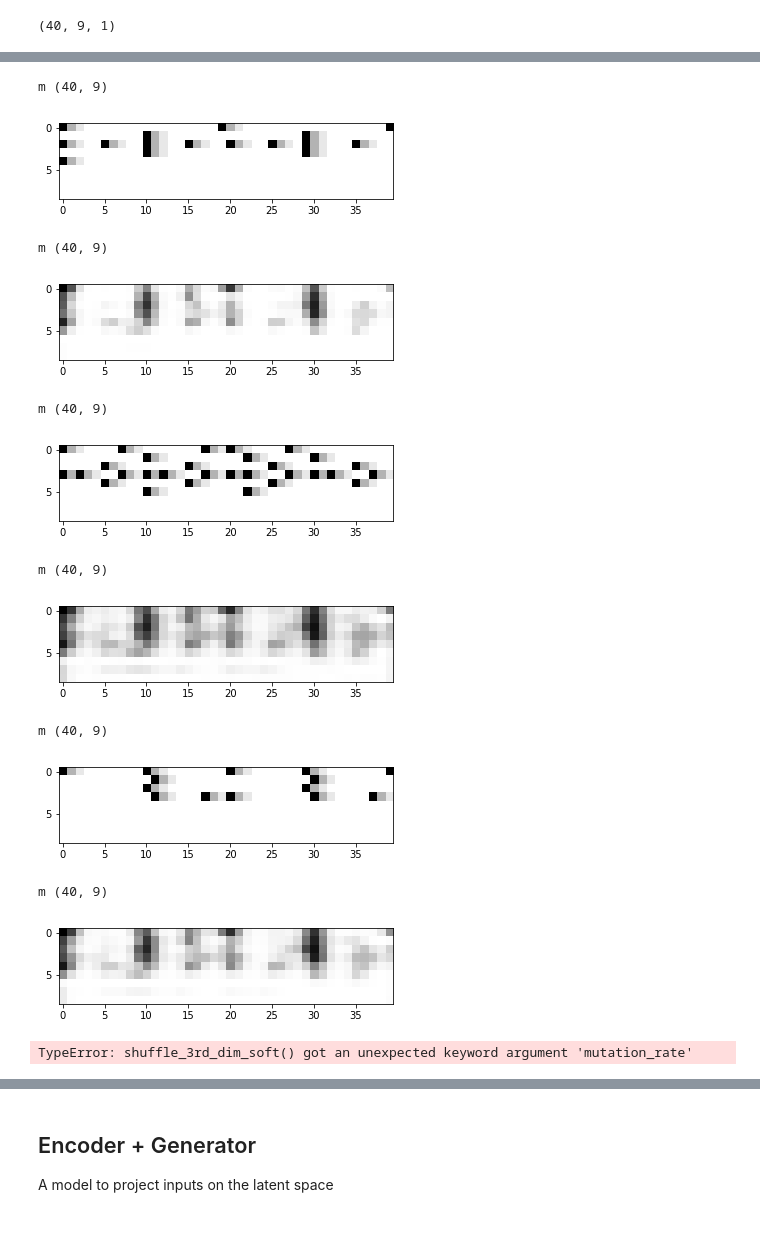
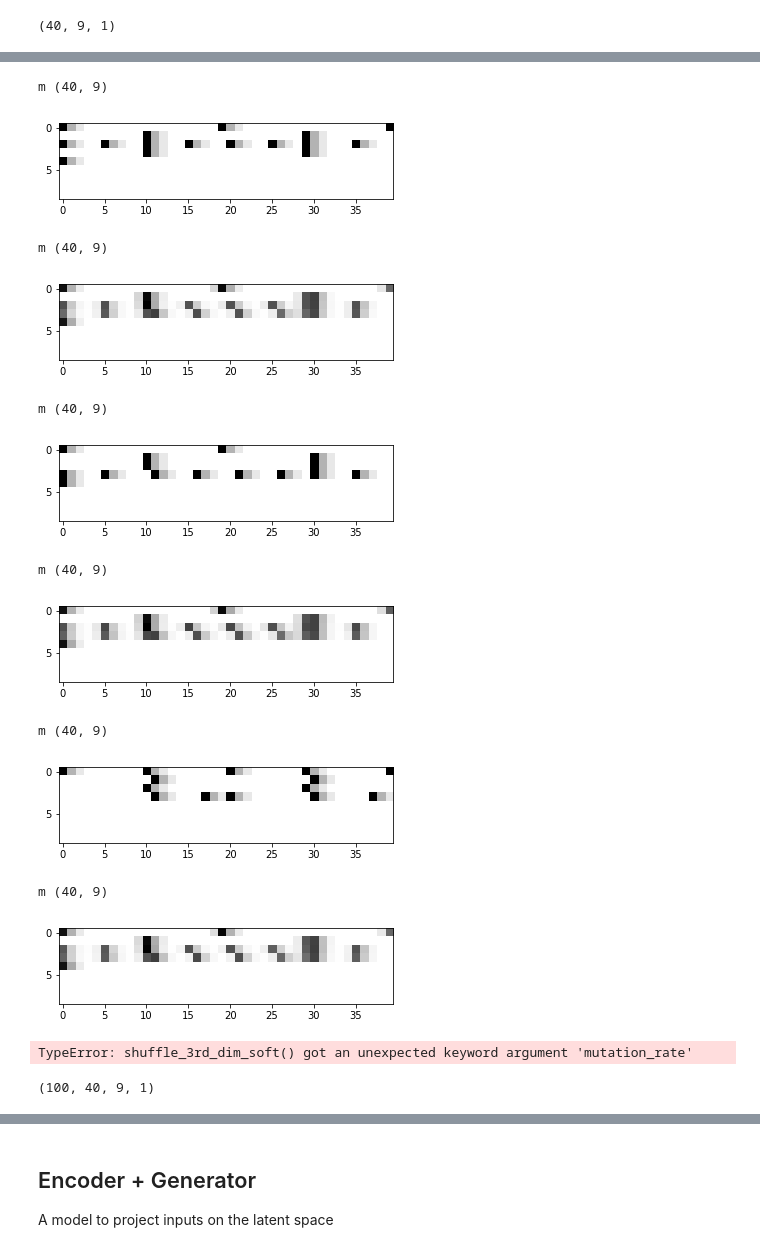
Before and after one commit to voschezang/drum-style-transfer, a Jupyter notebook: src/ml-VAE-v3j-more-data.ipynb, the cells around one changed output, grey strips where cells are left out. Saved outputs shown, nothing was run; the diff lists cells and outputs as text; code cells hidden in the pictures.

```diff
--- a/src/ml-VAE-v3j-more-data.ipynb
+++ b/src/ml-VAE-v3j-more-data.ipynb
@@ -139,7 +139,7 @@ input_shape
 # %% [output]
 (40, 9, 1)
 # %%
-latent_dim = 2
+latent_dim = 100
 intermediate_dim = 128
 epsilon_std = 1.0
 # %%
@@ -330,7 +330,7 @@ params = {'batch_size': batch_size, 'return_y': False}
 phase_mod = 0.01
 whitening = False
 # %%
-m = 25
+m = 2
 useDataGenerator = False
 useDataGenerator = True
 
@@ -386,27 +386,27 @@ plt.plot(history['val_loss'])
 # %%
 i = 0
-j = -1
+j = 1
 k = 10
 x = vae.predict(x_train[:100])
 plot.single(x_train[i, :50, :, 0])
 plot.single(x[i, :50, :, 0])
 plot.single(x_train[j, :50, :, 0])
 plot.single(x[j, :50, :, 0])
 plot.single(x_train[k, :50, :, 0])
 plot.single(x[k, :50, :, 0])
 # %% [output]
 m (40, 9)
 [figure]
 m (40, 9)
-[figure, old version]
+[figure, new version]
 m (40, 9)
-[figure, old version]
+[figure, new version]
 m (40, 9)
-[figure, old version]
+[figure, new version]
 m (40, 9)
 [figure]
 m (40, 9)
-[figure, old version]
+[figure, new version]
 # %%
 x = datagen.shuffle_3rd_dim_soft(x_train[:10], mutation_rate=0.5, scale=0.5, verbose=0)
 plot.single(x_train[0,:,:,0])
@@ -417,6 +417,8 @@ plot.single(x_[0,:,:,0])
 TypeError: shuffle_3rd_dim_soft() got an unexpected keyword argument 'mutation_rate'
 # %%
 x.shape
+# %% [output]
+(100, 40, 9, 1)
 # %%
 # min: these pixels are 'always' active
 m = x.min(axis=0)
```
Also changed, not shown: parts of 12 cells of this notebook, 9 other files.
